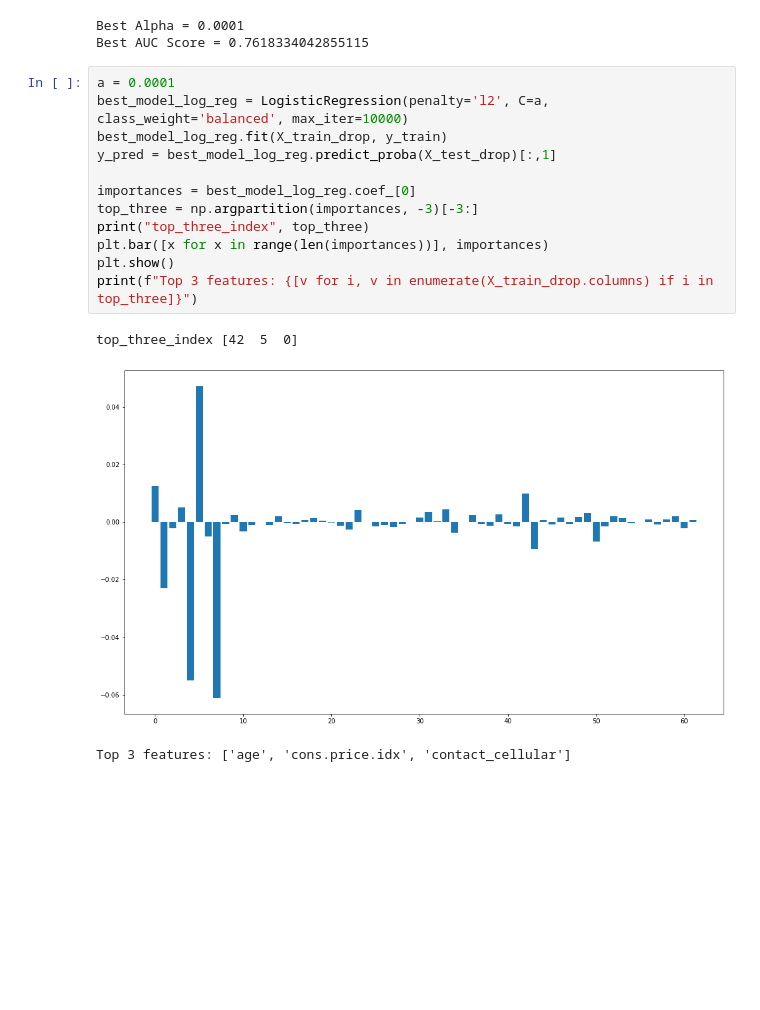
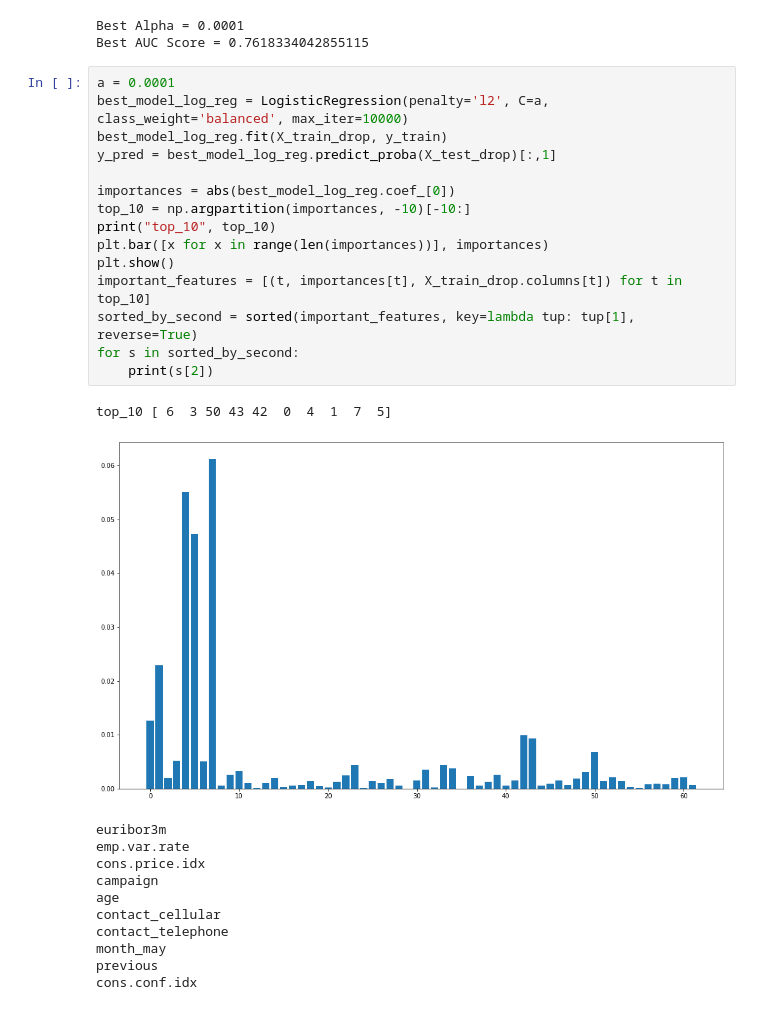
Before and after one commit to thowwafi/bank-telemarketing-analysis, a Jupyter notebook: bank-additional.ipynb, the cells around one changed output. Cells and saved outputs as stored; diff of their text form; blank space fills up the shorter version.

```diff
--- a/bank-additional.ipynb
+++ b/bank-additional.ipynb
@@ -228,16 +254,28 @@ Best AUC Score = 0.7618334042855115
 # %%
 a = 0.0001
 best_model_log_reg = LogisticRegression(penalty='l2', C=a, class_weight='balanced', max_iter=10000)
 best_model_log_reg.fit(X_train_drop, y_train)
 y_pred = best_model_log_reg.predict_proba(X_test_drop)[:,1]
 
-importances = best_model_log_reg.coef_[0]
-top_three = np.argpartition(importances, -3)[-3:]
-print("top_three_index", top_three)
+importances = abs(best_model_log_reg.coef_[0])
+top_10 = np.argpartition(importances, -10)[-10:]
+print("top_10", top_10)
 plt.bar([x for x in range(len(importances))], importances)
 plt.show()
-print(f"Top 3 features: {[v for i, v in enumerate(X_train_drop.columns) if i in top_three]}")
+important_features = [(t, importances[t], X_train_drop.columns[t]) for t in top_10]
+sorted_by_second = sorted(important_features, key=lambda tup: tup[1], reverse=True)
+for s in sorted_by_second:
+    print(s[2])
 # %% [output]
-top_three_index [42  5  0]
+top_10 [ 6  3 50 43 42  0  4  1  7  5]
-[figure, old version]
+[figure, new version]
-Top 3 features: ['age', 'cons.price.idx', 'contact_cellular']
+euribor3m
+emp.var.rate
+cons.price.idx
+campaign
+age
+contact_cellular
+contact_telephone
+month_may
+previous
+cons.conf.idx
```
Also changed, not shown: parts of 36 cells of this notebook, 17 other files.
